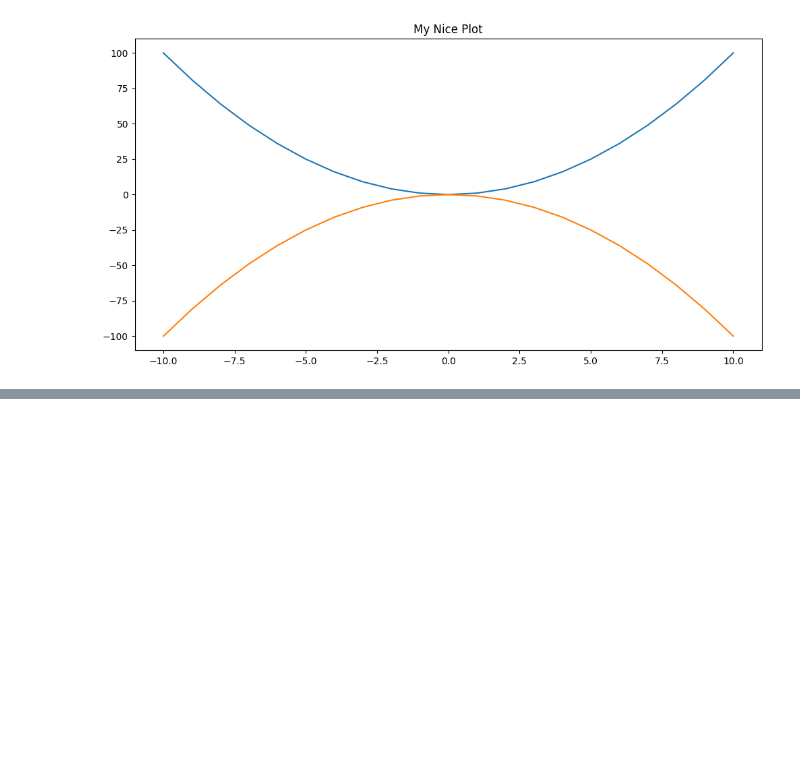
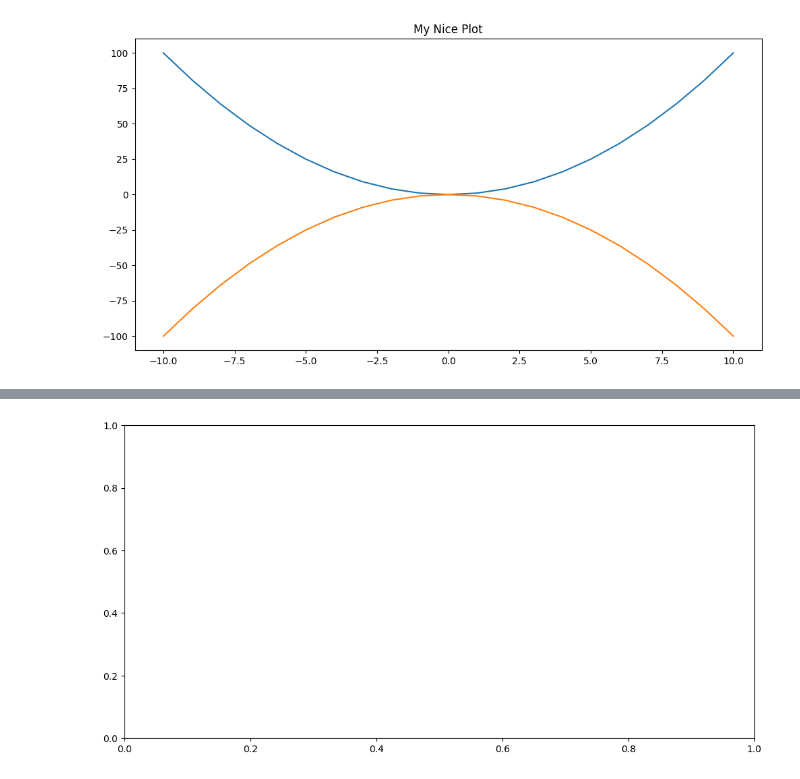
Before and after one commit to thinzarhninyu/DAP, a Jupyter notebook: notes/matplotlib.ipynb, the cells around one changed output, grey strips where cells are left out. Saved outputs shown, nothing was run; the diff lists cells and outputs as text; code cells hidden in the pictures; blank space fills up the shorter version.

```diff
--- a/notes/matplotlib.ipynb
+++ b/notes/matplotlib.ipynb
@@ -16,0 +41,4 @@ plt.plot(x, -1 * (x ** 2))
+# %%
+fig, axes = plt.subplots(figsize=(12, 6))
+# %% [output]
+[figure, added]
```
Also changed, not shown: parts of 25 cells of this notebook, 2 other files.
